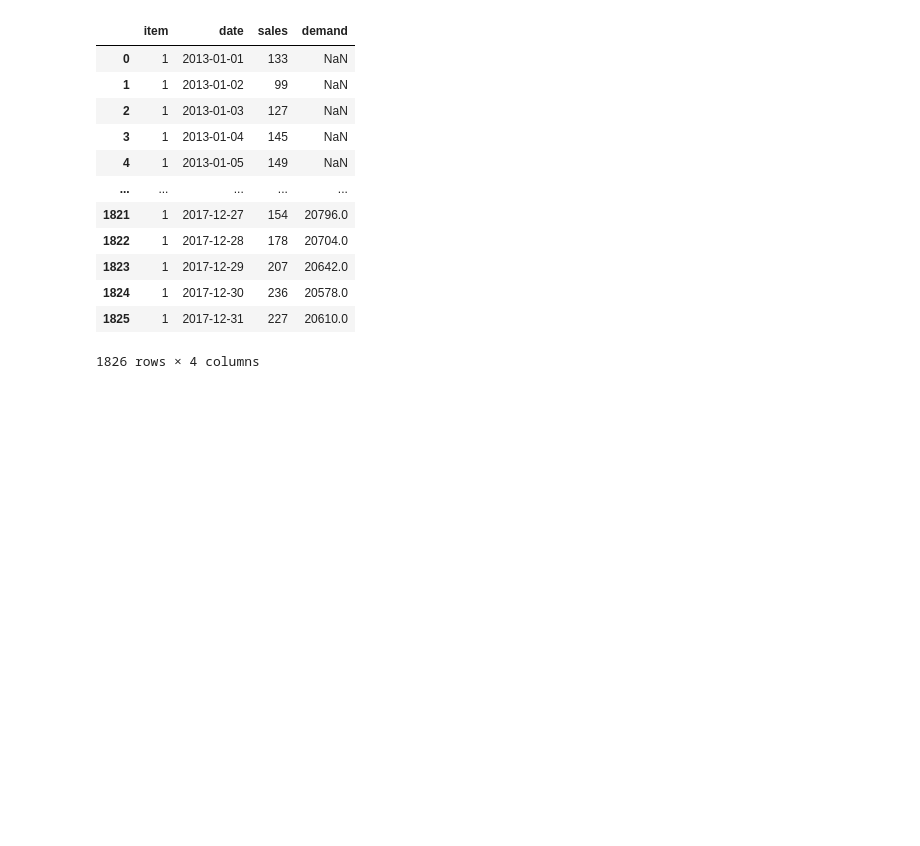
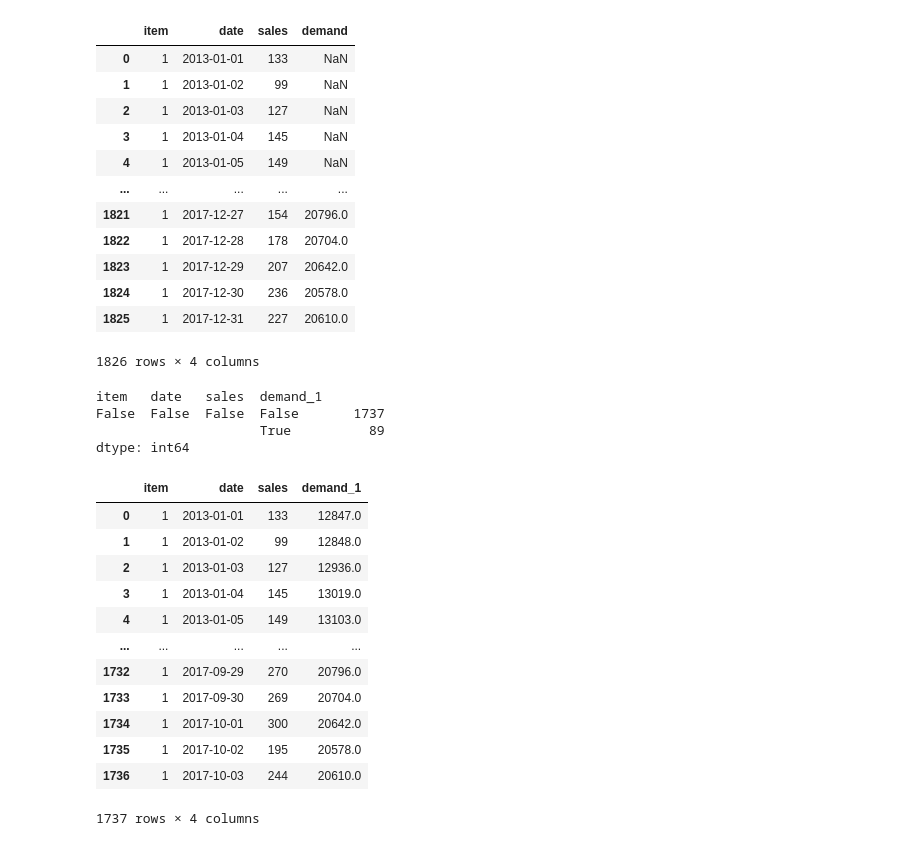
Before and after one commit to Harish-aditya/Inventory_forecasting, a Jupyter notebook: inventoryforecasting.ipynb, the cells around one changed output. Saved outputs shown, nothing was run; the diff lists cells and outputs as text; code cells hidden in the pictures; blank space fills up the shorter version.

```diff
--- a/inventoryforecasting.ipynb
+++ b/inventoryforecasting.ipynb
@@ -203,0 +224,7 @@ DataframeDict[1]
+# %%
+DataframeDict[1].isnull().value_counts()
+# %% [output]
+item   date   sales  demand_1
+False  False  False  False       1737
+                     True          89
+dtype: int64
@@ -203,0 +233,16 @@ DataframeDict[1]
+# %%
+DataframeDict[1]
+# %% [output]
+|  | item | date | sales | demand_1 |
+| 0 | 1 | 2013-01-01 | 133 | 12847.0 |
+| 1 | 1 | 2013-01-02 | 99 | 12848.0 |
+| 2 | 1 | 2013-01-03 | 127 | 12936.0 |
+| 3 | 1 | 2013-01-04 | 145 | 13019.0 |
+| 4 | 1 | 2013-01-05 | 149 | 13103.0 |
+| ... | ... | ... | ... | ... |
+| 1732 | 1 | 2017-09-29 | 270 | 20796.0 |
+| 1733 | 1 | 2017-09-30 | 269 | 20704.0 |
+| 1734 | 1 | 2017-10-01 | 300 | 20642.0 |
+| 1735 | 1 | 2017-10-02 | 195 | 20578.0 |
+| 1736 | 1 | 2017-10-03 | 244 | 20610.0 |
+1737 rows × 4 columns
```
Also changed, not shown: parts of 14 cells of this notebook.
